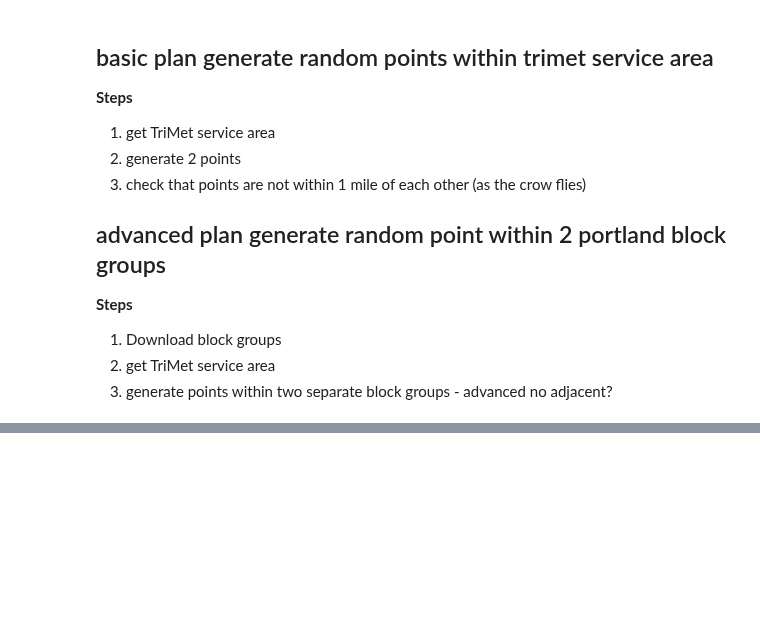
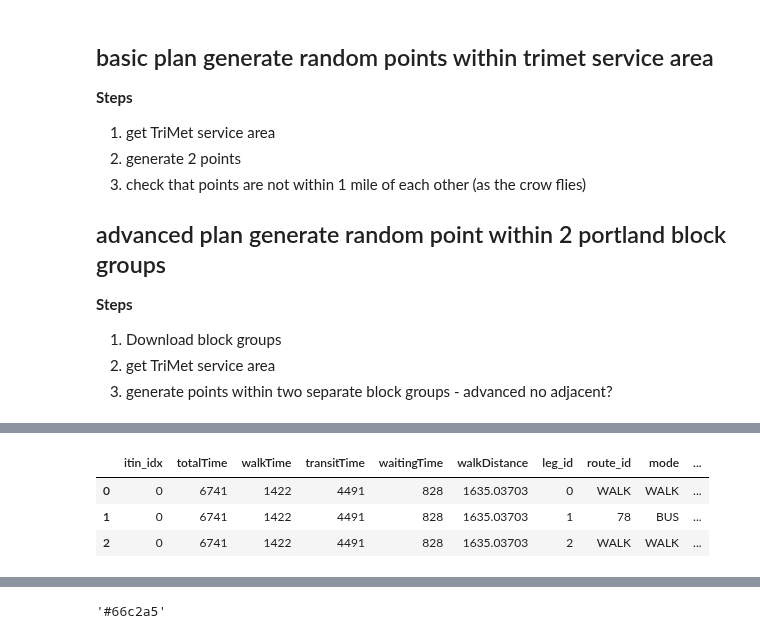
Before and after one commit to sidetrackedmind/trimet_trip_game, a Jupyter notebook: create_planner_shapes_trimet_boundary.ipynb, the cells around one changed output, grey strips where cells are left out. Saved outputs shown, nothing was run; the diff lists cells and outputs as text; code cells hidden in the pictures; blank space fills up the shorter version.

```diff
--- a/create_planner_shapes_trimet_boundary.ipynb
+++ b/create_planner_shapes_trimet_boundary.ipynb
@@ -147 +177,9 @@ itineraries_gdf.head(2)
+# %%
+itineraries_reduced = itineraries_gdf.merge(unique_combinations, how='inner', on='itin_idx')
+itineraries_reduced.head(3)
+# %% [output]
+|  | itin_idx | totalTime | walkTime | transitTime | waitingTime | walkDistance | leg_id | route_id | mode | ... |
+| 0 | 0 | 6741 | 1422 | 4491 | 828 | 1635.03703 | 0 | WALK | WALK | ... |
+| 1 | 0 | 6741 | 1422 | 4491 | 828 | 1635.03703 | 1 | 78 | BUS | ... |
+| 2 | 0 | 6741 | 1422 | 4491 | 828 | 1635.03703 | 2 | WALK | WALK | ... |
 # %%
@@ -150,0 +204,4 @@ itineraries_gdf[itineraries_gdf['itin_idx']==1].explore(column='route_id', tiles
+# %%
+color_map['WALK']
+# %% [output]
+'#66c2a5'
```
Also changed, not shown: parts of 20 cells of this notebook, 4 other files.
